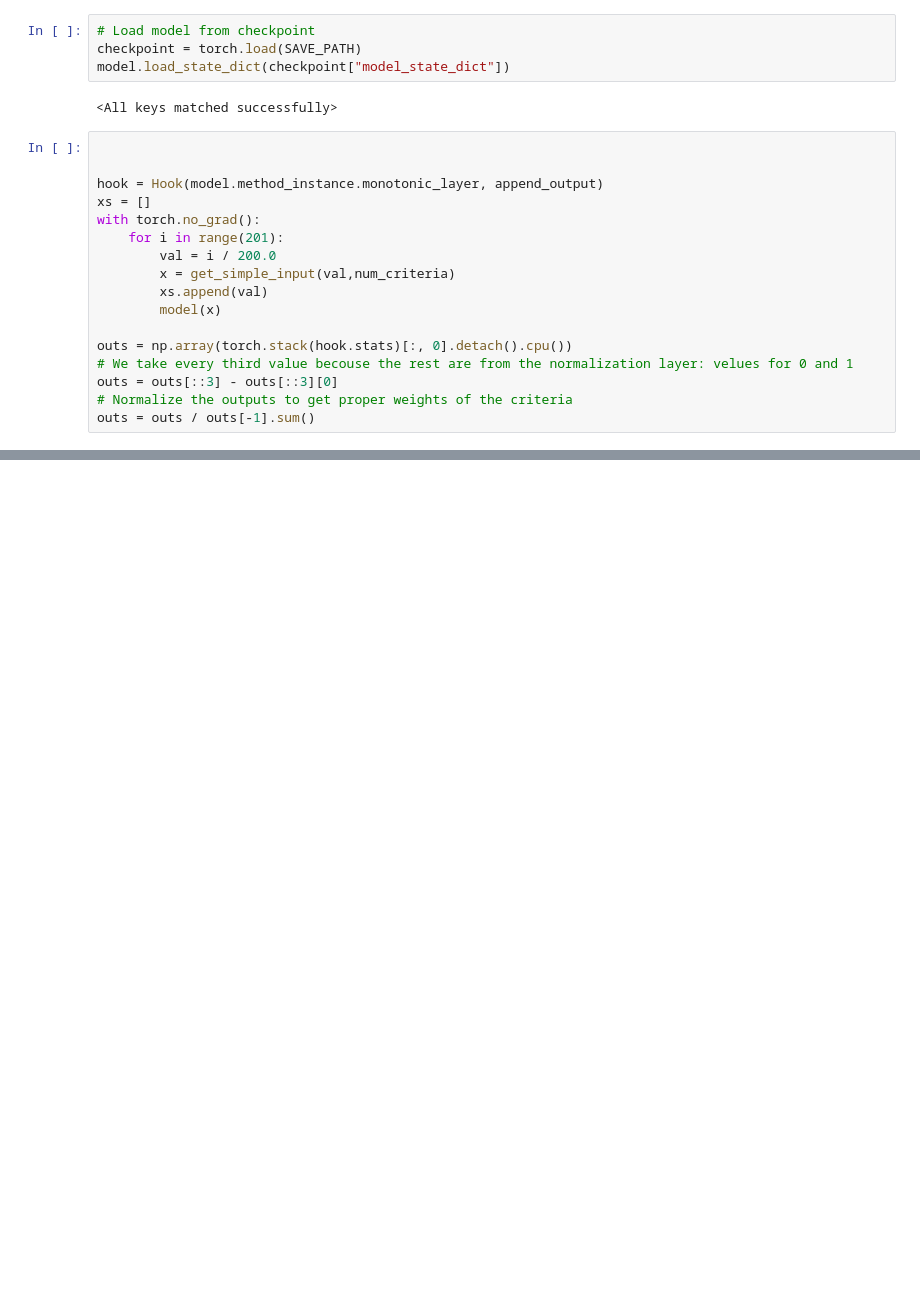
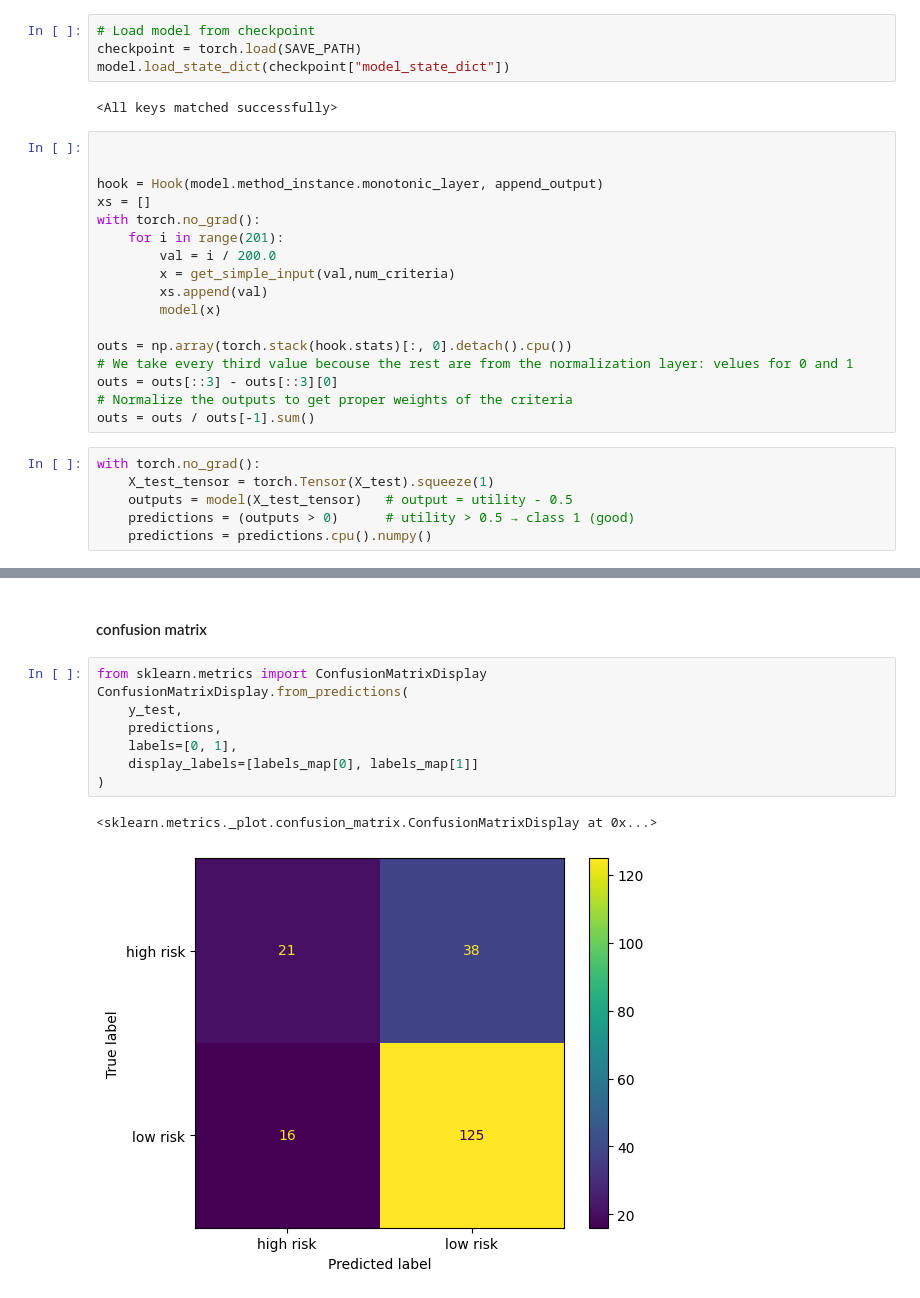
Before and after one commit to StickStickens/DA_proj2_UTADIS-and-company, a Jupyter notebook: UTA_DIS.ipynb, the cells around one changed output, grey strips where cells are left out. Drawn from its saved outputs; the diff is of its cells as text; blank space fills up the shorter version.

Commit message:
critical logic fixes and some model measurements

```diff
--- a/UTA_DIS.ipynb
+++ b/UTA_DIS.ipynb
@@ -745,3 +805,9 @@ outs = np.array(torch.stack(hook.stats)[:, 0].detach().cpu())
 outs = outs[::3] - outs[::3][0]
 # Normalize the outputs to get proper weights of the criteria
 outs = outs / outs[-1].sum()
+# %%
+with torch.no_grad():
+    X_test_tensor = torch.Tensor(X_test).squeeze(1)
+    outputs = model(X_test_tensor)   # output = utility - 0.5
+    predictions = (outputs > 0)      # utility > 0.5 → class 1 (good)
+    predictions = predictions.cpu().numpy()
@@ -768,0 +911,13 @@ for i in range(num_criteria):
+# %% [markdown]
+#### confusion matrix
+# %%
+from sklearn.metrics import ConfusionMatrixDisplay
+ConfusionMatrixDisplay.from_predictions(
+    y_test,
+    predictions,
+    labels=[0, 1],
+    display_labels=[labels_map[0], labels_map[1]]
+)
+# %% [output]
+<sklearn.metrics._plot.confusion_matrix.ConfusionMatrixDisplay at 0x...>
+[figure, added]
```
Also changed, not shown: parts of 19 cells of this notebook, 1 other file.
